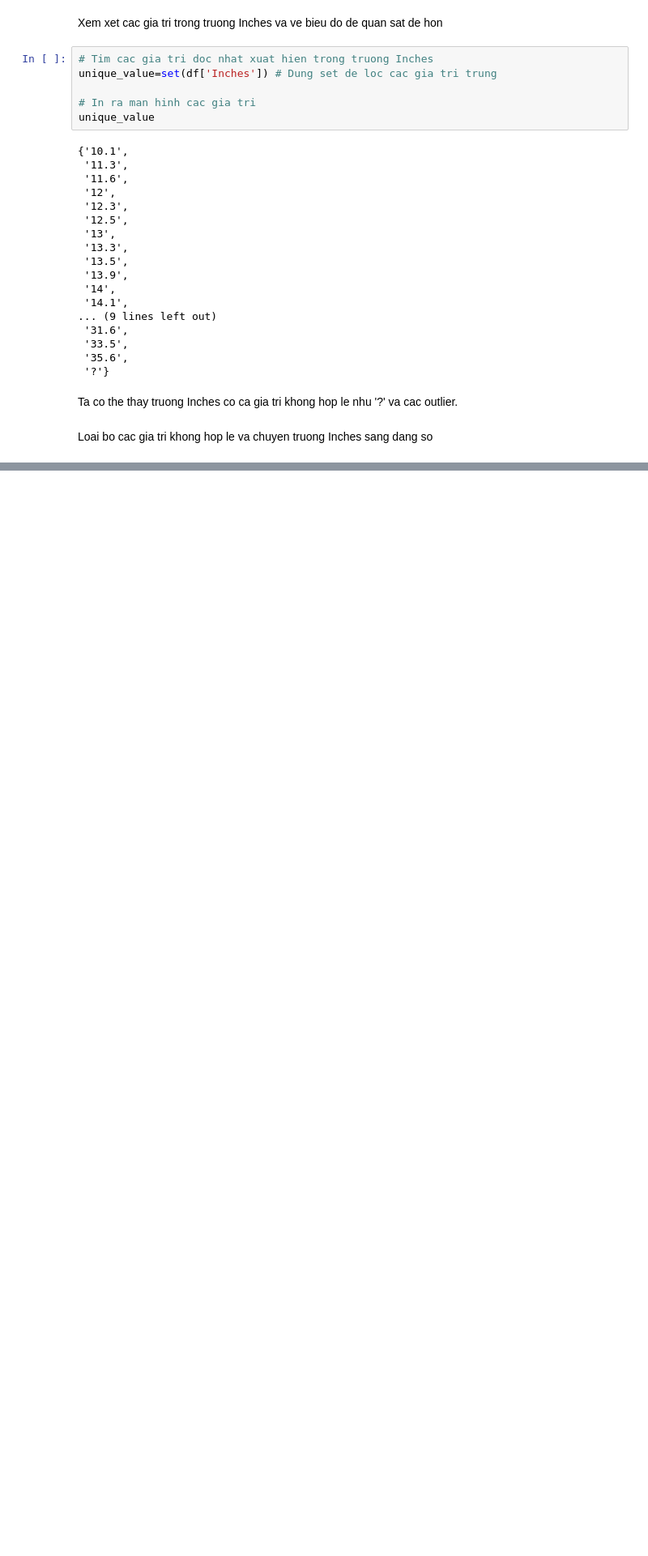
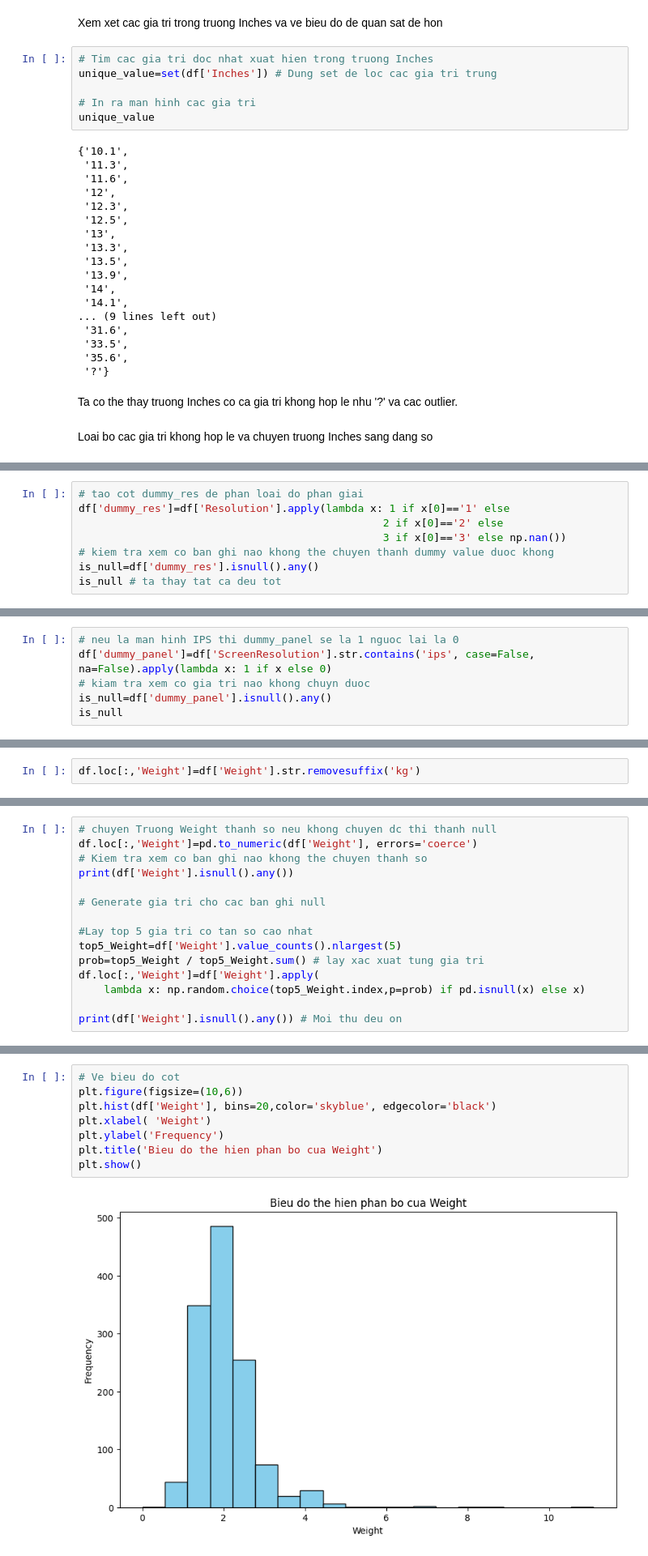
Before and after one commit to KhiemVT/python, a Jupyter notebook: Duy/Duy_pre_Inches_Weight_ScreenResolution.ipynb, the cells around one changed output, grey strips where cells are left out. Shown: that part at 81% size. Drawn from its saved outputs; the diff is of its cells as text; blank space fills up the shorter version.

```diff
--- a/Duy/Duy_pre_Inches_Weight_ScreenResolution.ipynb
+++ b/Duy/Duy_pre_Inches_Weight_ScreenResolution.ipynb
@@ -106,0 +262,8 @@ df['Inches']=pd.to_numeric(df['Inches'], errors='coerce')
+# %%
+# tao cot dummy_res de phan loai do phan giai
+df['dummy_res']=df['Resolution'].apply(lambda x: 1 if x[0]=='1' else
+                                                2 if x[0]=='2' else
+                                                3 if x[0]=='3' else np.nan())
+# kiem tra xem co ban ghi nao khong the chuyen thanh dummy value duoc khong
+is_null=df['dummy_res'].isnull().any()
+is_null # ta thay tat ca deu tot
@@ -106,0 +279,6 @@ df['Inches']=pd.to_numeric(df['Inches'], errors='coerce')
+# %%
+# neu la man hinh IPS thi dummy_panel se la 1 nguoc lai la 0
+df['dummy_panel']=df['ScreenResolution'].str.contains('ips', case=False, na=False).apply(lambda x: 1 if x else 0)
+# kiam tra xem co gia tri nao khong chuyn duoc
+is_null=df['dummy_panel'].isnull().any()
+is_null
@@ -106,0 +296,2 @@ df['Inches']=pd.to_numeric(df['Inches'], errors='coerce')
+# %%
+df.loc[:,'Weight']=df['Weight'].str.removesuffix('kg')
@@ -106,0 +300,15 @@ df['Inches']=pd.to_numeric(df['Inches'], errors='coerce')
+# %%
+# chuyen Truong Weight thanh so neu khong chuyen dc thi thanh null
+df.loc[:,'Weight']=pd.to_numeric(df['Weight'], errors='coerce')
+# Kiem tra xem co ban ghi nao khong the chuyen thanh so
+print(df['Weight'].isnull().any())
+
+# Generate gia tri cho cac ban ghi null
+
+#Lay top 5 gia tri co tan so cao nhat
+top5_Weight=df['Weight'].value_counts().nlargest(5)
+prob=top5_Weight / top5_Weight.sum() # lay xac xuat tung gia tri
+df.loc[:,'Weight']=df['Weight'].apply(
+    lambda x: np.random.choice(top5_Weight.index,p=prob) if pd.isnull(x) else x)
+
+print(df['Weight'].isnull().any()) # Moi thu deu on
@@ -106,0 +320,10 @@ df['Inches']=pd.to_numeric(df['Inches'], errors='coerce')
+# %%
+# Ve bieu do cot
+plt.figure(figsize=(10,6))
+plt.hist(df['Weight'], bins=20,color='skyblue', edgecolor='black')
+plt.xlabel( 'Weight')
+plt.ylabel('Frequency')
+plt.title('Bieu do the hien phan bo cua Weight')
+plt.show()
+# %% [output]
+[figure, added]
```
Also changed, not shown: parts of 28 cells of this notebook.
